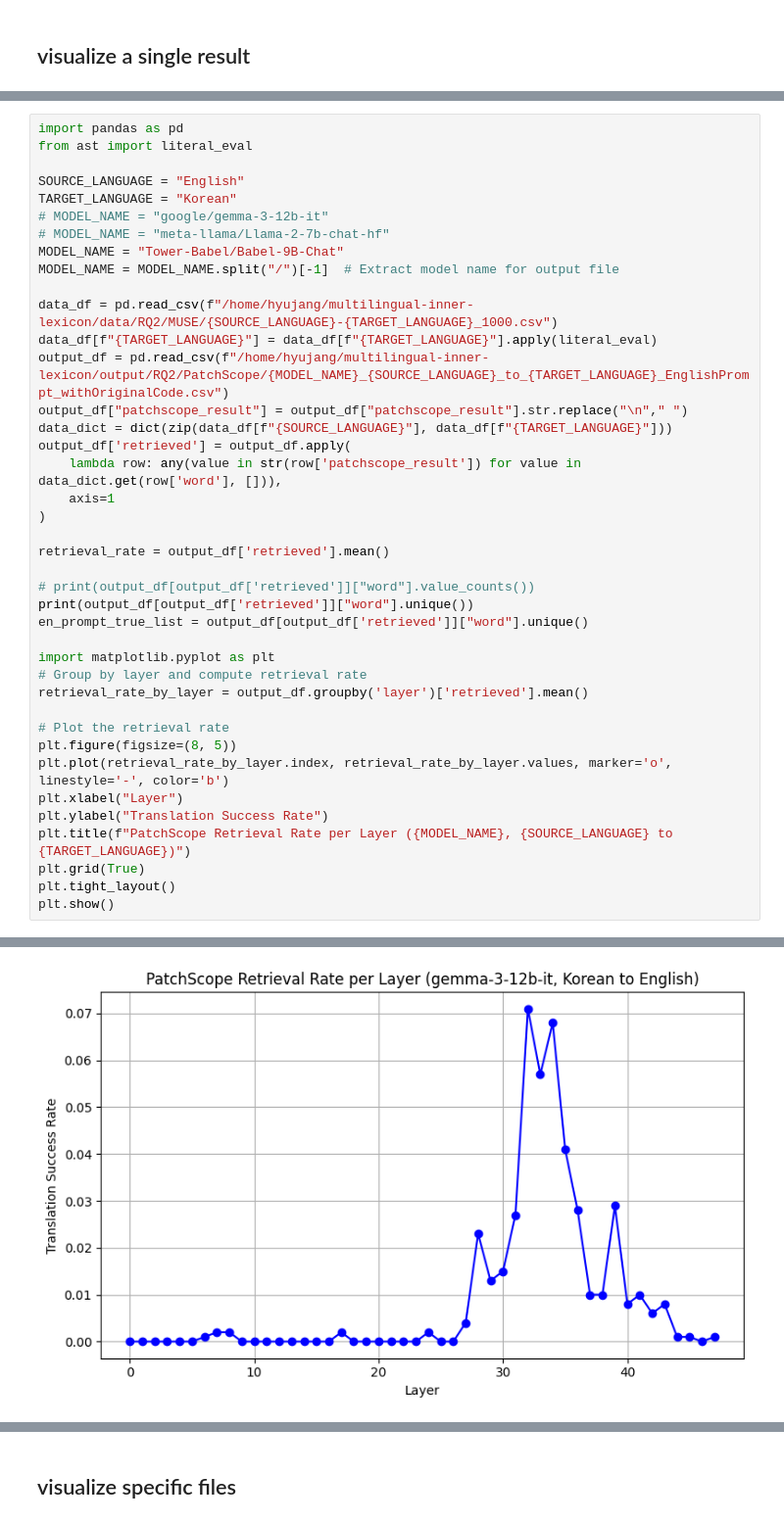
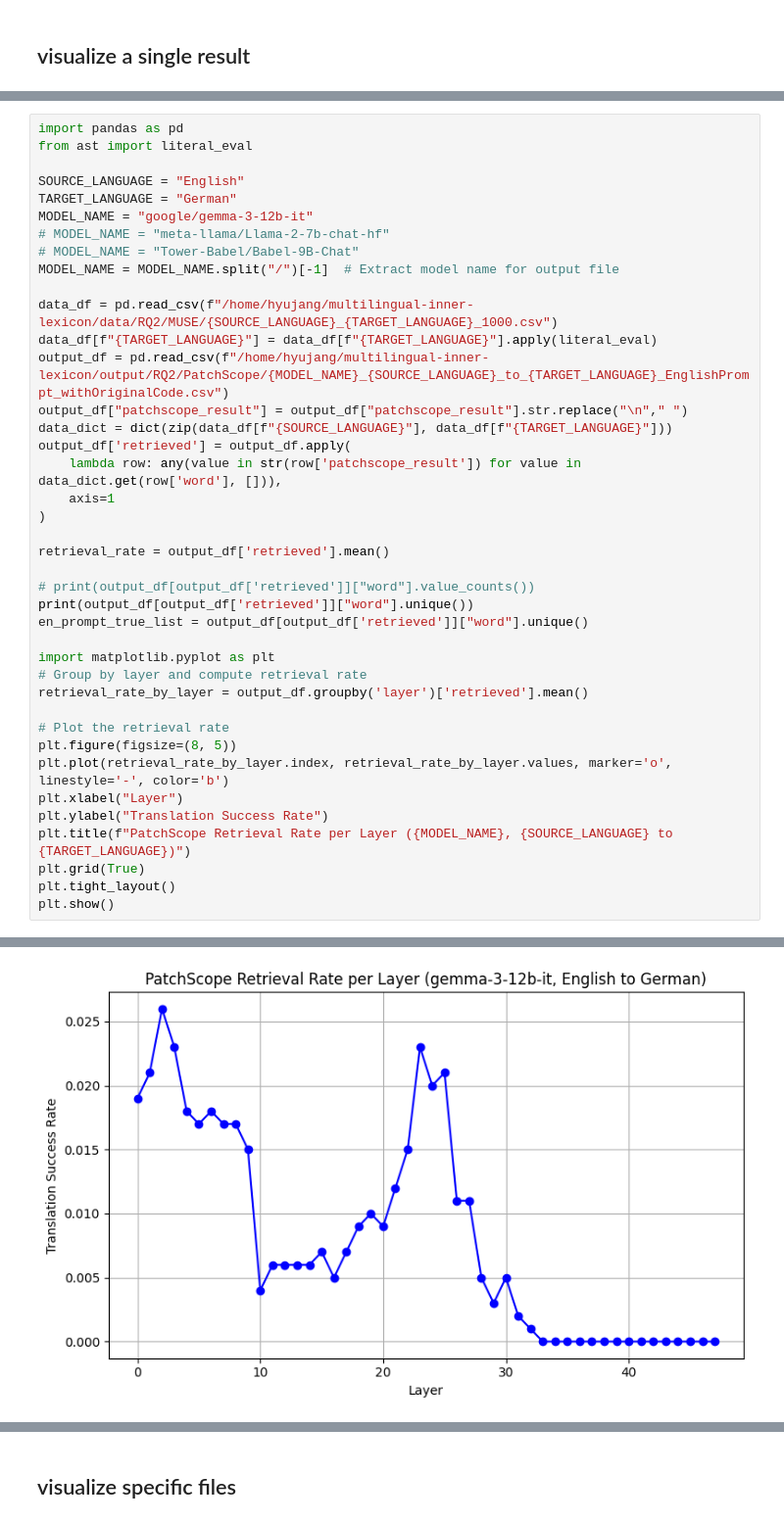
Before and after one commit to hjjjang/multilingual-inner-lexicon, a Jupyter notebook: RQ2/patchscope_eval_analysis.ipynb, the cells around one changed output, grey strips where cells are left out. Shown at 98% size. Drawn from its saved outputs; the diff is of its cells as text.

```diff
--- a/RQ2/patchscope_eval_analysis.ipynb
+++ b/RQ2/patchscope_eval_analysis.ipynb
@@ -143,13 +483,13 @@ import pandas as pd
 from ast import literal_eval
 
 SOURCE_LANGUAGE = "English"
-TARGET_LANGUAGE = "Korean"
-# MODEL_NAME = "google/gemma-3-12b-it"
+TARGET_LANGUAGE = "German"
+MODEL_NAME = "google/gemma-3-12b-it"
 # MODEL_NAME = "meta-llama/Llama-2-7b-chat-hf"
-MODEL_NAME = "Tower-Babel/Babel-9B-Chat"
+# MODEL_NAME = "Tower-Babel/Babel-9B-Chat"
 MODEL_NAME = MODEL_NAME.split("/")[-1]  # Extract model name for output file
 
-data_df = pd.read_csv(f"/home/hyujang/multilingual-inner-lexicon/data/RQ2/MUSE/{SOURCE_LANGUAGE}-{TARGET_LANGUAGE}_1000.csv")
+data_df = pd.read_csv(f"/home/hyujang/multilingual-inner-lexicon/data/RQ2/MUSE/{SOURCE_LANGUAGE}_{TARGET_LANGUAGE}_1000.csv")
 data_df[f"{TARGET_LANGUAGE}"] = data_df[f"{TARGET_LANGUAGE}"].apply(literal_eval)
 output_df = pd.read_csv(f"/home/hyujang/multilingual-inner-lexicon/output/RQ2/PatchScope/{MODEL_NAME}_{SOURCE_LANGUAGE}_to_{TARGET_LANGUAGE}_EnglishPrompt_withOriginalCode.csv")
 output_df["patchscope_result"] = output_df["patchscope_result"].str.replace("\n"," ")
@@ -182 +534 @@ plt.show()
-[figure, old version]
+[figure, new version]
```
Also changed, not shown: parts of 18 cells of this notebook, 42 other files.
